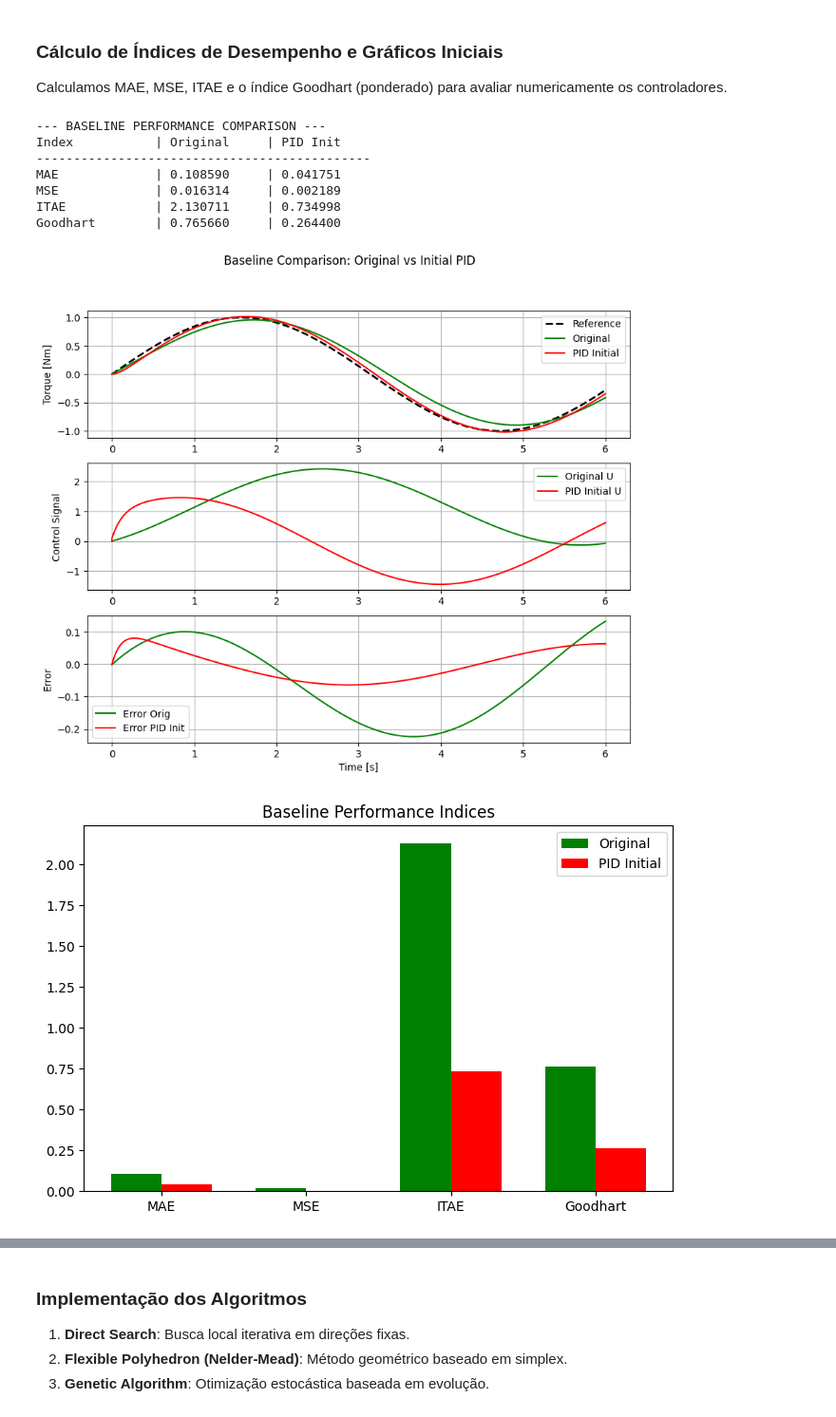
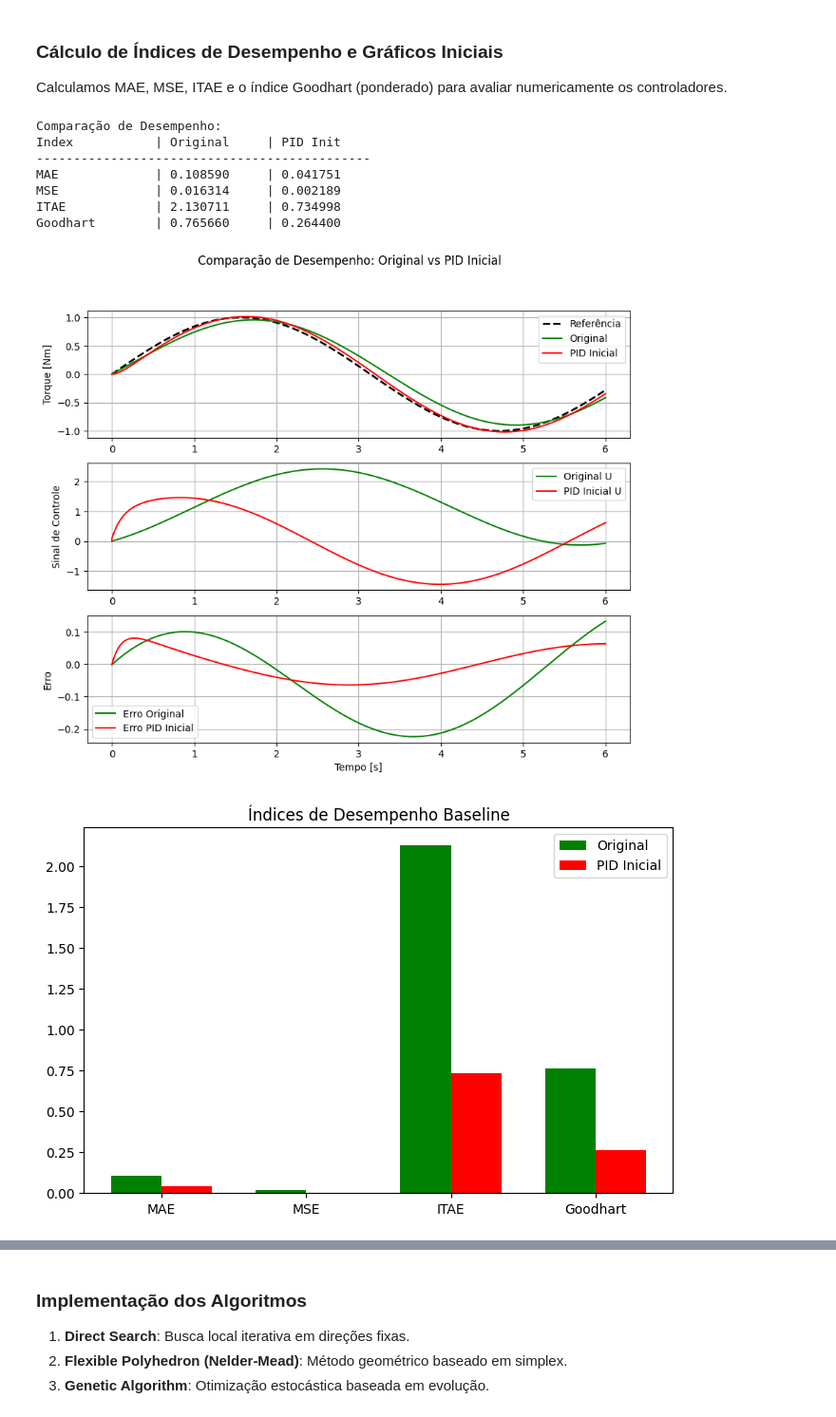
Before and after one commit to rafaelrsantana/Controle-Inteligente, a Jupyter notebook: tutorial_p1/motor_controller.ipynb, the cells around one changed output, grey strips where cells are left out. Shown: that part at 95% size. Cells and saved outputs as stored; diff of their text form; code cells hidden in the pictures.

```diff
--- a/tutorial_p1/motor_controller.ipynb
+++ b/tutorial_p1/motor_controller.ipynb
@@ -60,20 +73 @@ As funções abaixo representam a dinâmica do sistema:
-# %%
-def dc_motor_model(x1_m, u):
-    dx1_m = -a * k * x1_m + k * u
-    return dx1_m
-
-def original_control_law(tau, tau_ref, taup_ref):
-    v = taup_ref - k_c1 * (tau - tau_ref)
-    return (a + a_model_error) * tau + v / (k + k_model_error)
-
-def system_model_original(states, t, tau_ref, taup_ref):
-    x1_m, _ = states
-    u = original_control_law(x1_m, tau_ref, taup_ref)
-    taup = dc_motor_model(x1_m, u)
-    return [taup, u]
-
-def system_model_pid(states, t, u_control):
-    x1_m, _ = states
-    taup = dc_motor_model(x1_m, u_control)
-    return [taup, u_control]
 # %% [markdown]
@@ -122,16 +119,7 @@ for i in range(n - 1):
 ### Cálculo de Índices de Desempenho e Gráficos Iniciais
 Calculamos MAE, MSE, ITAE e o índice Goodhart (ponderado) para avaliar numericamente os controladores.
 # %%
-# 1.3 Função de Cálculo de Índices
-def calculate_indices(ref, output, time_vec, dt):
-    error = ref - output
-    MAE = np.mean(np.abs(error))
-    MSE = np.mean(error**2)
-    ITAE = np.sum(time_vec * np.abs(error) * dt)
-    c1, c2, c3 = 0.33, 0.33, 0.34
-    Goodhart = c1 * MAE + c2 * MSE + c3 * ITAE
-    return MAE, MSE, ITAE, Goodhart
-
+# Função de Cálculo de Índices
 mae_orig, mse_orig, itae_orig, gh_orig = calculate_indices(
     torque_ref[:-1], states_orig[:, 0], time_vector[:-1], t_sim_step
 )
@@ -139,7 +127,7 @@ mae_init, mse_init, itae_init, gh_init = calculate_indices(
     torque_ref[:-1], states_pid_init[:, 0], time_vector[:-1], t_sim_step
 )
 
-print("\n--- BASELINE PERFORMANCE COMPARISON ---")
+print("\nComparação de Desempenho:")
 print(f"{'Index':<15} | {'Original':<12} | {'PID Init':<12}")
 print("-" * 45)
 print(f"{'MAE':<15} | {mae_orig:<12.6f} | {mae_init:<12.6f}")
@@ -147,55 +135,53 @@ print(f"{'MSE':<15} | {mse_orig:<12.6f} | {mse_init:<12.6f}")
 print(f"{'ITAE':<15} | {itae_orig:<12.6f} | {itae_init:<12.6f}")
 print(f"{'Goodhart':<15} | {gh_orig:<12.6f} | {gh_init:<12.6f}")
 
-# 1.4 Plots Baseline
 fig1 = plt.figure(figsize=(10, 8))
-plt.suptitle("Baseline Comparison: Original vs Initial PID")
+plt.suptitle("Comparação de Desempenho: Original vs PID Inicial")
 
 plt.subplot(3, 1, 1)
-plt.plot(time_vector[:-1], torque_ref[:-1], "k--", linewidth=2, label="Reference")
+plt.plot(time_vector[:-1], torque_ref[:-1], "k--", linewidth=2, label="Referência")
 plt.plot(time_vector[:-1], states_orig[:, 0], "g", label="Original")
-plt.plot(time_vector[:-1], states_pid_init[:, 0], "r", label="PID Initial")
+plt.plot(time_vector[:-1], states_pid_init[:, 0], "r", label="PID Inicial")
 plt.ylabel("Torque [Nm]")
 plt.legend()
 plt.grid(True)
 
 plt.subplot(3, 1, 2)
 plt.plot(time_vector[:-1], states_orig[:, 1], "g", label="Original U")
-plt.plot(time_vector[:-1], u_pid_init, "r", label="PID Initial U")
-plt.ylabel("Control Signal")
+plt.plot(time_vector[:-1], u_pid_init, "r", label="PID Inicial U")
+plt.ylabel("Sinal de Controle")
 plt.legend()
 plt.grid(True)
 
 plt.subplot(3, 1, 3)
-plt.plot(time_vector[:-1], torque_ref[:-1] - states_orig[:, 0], "g", label="Error Orig")
-plt.plot(time_vector[:-1], torque_ref[:-1] - states_pid_init[:, 0], "r", label="Error PID Init")
-plt.ylabel("Error")
-plt.xlabel("Time [s]")
+plt.plot(time_vector[:-1], torque_ref[:-1] - states_orig[:, 0], "g", label="Erro Original")
+plt.plot(time_vector[:-1], torque_ref[:-1] - states_pid_init[:, 0], "r", label="Erro PID Inicial")
+plt.ylabel("Erro")
+plt.xlabel("Tempo [s]")
 plt.legend()
 plt.grid(True)
 plt.show()
 
-# Gráfico de Barras dos Índices
 fig2, ax = plt.subplots(figsize=(8, 5))
 indices = ["MAE", "MSE", "ITAE", "Goodhart"]
 x = np.arange(len(indices))
 width = 0.35
 ax.bar(x - width / 2, [mae_orig, mse_orig, itae_orig, gh_orig], width, label="Original", color="g")
-ax.bar(x + width / 2, [mae_init, mse_init, itae_init, gh_init], width, label="PID Initial", color="r")
-ax.set_title("Baseline Performance Indices")
+ax.bar(x + width / 2, [mae_init, mse_init, itae_init, gh_init], width, label="PID Inicial", color="r")
+ax.set_title("Índices de Desempenho Baseline")
 ax.set_xticks(x)
 ax.set_xticklabels(indices)
 ax.legend()
 plt.show()
 # %% [output]
---- BASELINE PERFORMANCE COMPARISON ---
+Comparação de Desempenho:
 Index           | Original     | PID Init
 ---------------------------------------------
 MAE             | 0.108590     | 0.041751
 MSE             | 0.016314     | 0.002189
 ITAE            | 2.130711     | 0.734998
 Goodhart        | 0.765660     | 0.264400
-[figure, old version]
+[figure, new version]
-[figure, old version]
+[figure, new version]
 # %% [markdown]
 ## Algoritmos de Otimização
```
Also changed, not shown: parts of 29 cells of this notebook, 7 other files.
